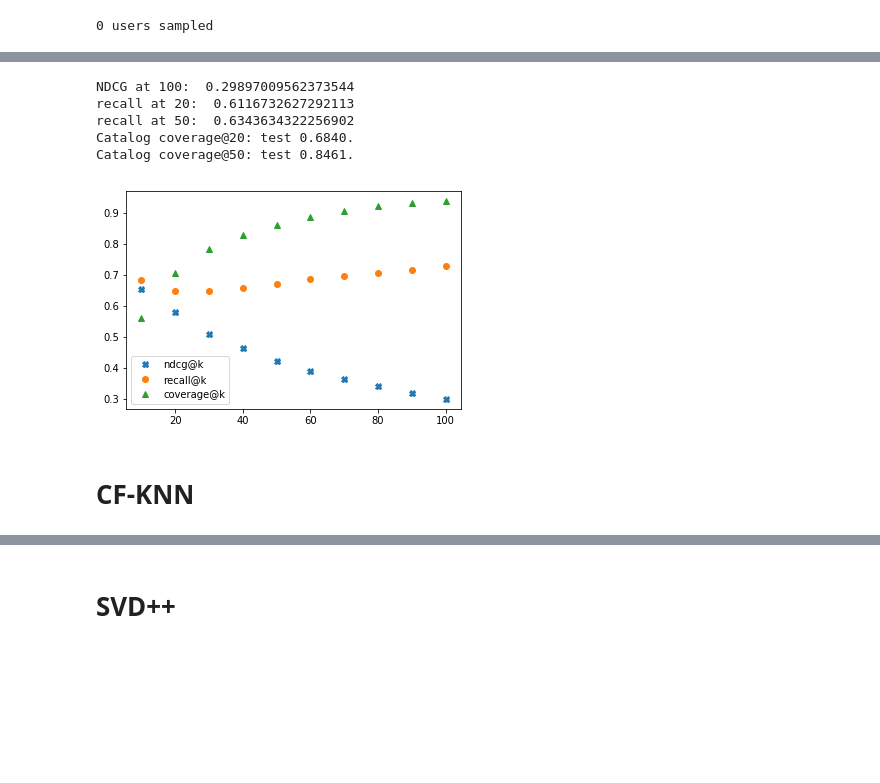
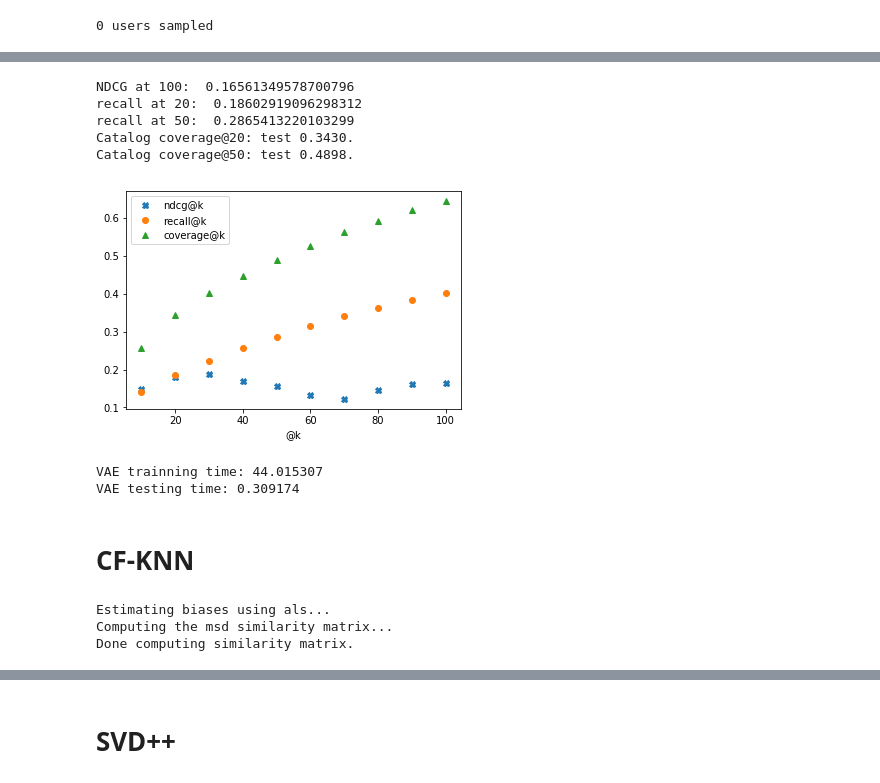
Before and after one commit to smashound/Movie-Recommendation-VAE, a Jupyter notebook: finalproject.ipynb, the cells around one changed output, grey strips where cells are left out. Saved outputs shown, nothing was run; the diff lists cells and outputs as text; code cells hidden in the pictures; blank space fills up the shorter version.

Commit message:
add graphs

```diff
--- a/finalproject.ipynb
+++ b/finalproject.ipynb
@@ -992,8 +997,8 @@ def dftosp(tp_tr,tp_te):
     cte = pd.concat([cols_tr, cols_te], ignore_index=True)
     data_tr = sparse.csr_matrix((np.ones_like(rows_tr),
                              (rows_tr, cols_tr)), dtype='float64', shape=(end_idx - start_idx + 1, n_movie))
-    data_te = sparse.csr_matrix((np.ones_like(rte),
-                             (rte, cte)), dtype='float64', shape=(end_idx - start_idx + 1, n_movie))
+    data_te = sparse.csr_matrix((np.ones_like(rows_te),
+                             (rows_te, cols_te)), dtype='float64', shape=(end_idx - start_idx + 1, n_movie))
     return data_tr, data_te
 # %%
 tr = numerize(tr)
@@ -1007,7 +1012,7 @@ history = LossHistory()
 batch_size=21
 original_dim=n_movie
 intermediate_dim=100
-latent_dim=40
+latent_dim=20
 nb_epochs=15
 epsilon_std=1.0
 
@@ -1058,7 +1063,9 @@ def nn_batch_generator(x, y, batch_size, samples_per_epoch):
         yield (np.array(x_batch),np.array(y_batch))
         if (counter >= number_of_batches):
             counter=0
-
+start = time.time()
 vae.fit_generator(nn_batch_generator(train, train, batch_size, 300), samples_per_epoch=300 ,nb_epoch=nb_epochs)
+end = time.time()
+vae_tr_time=end-start
 # %% [output]
 Epoch 1/15
@@ -1082,5 +1088,8 @@ Epoch 15/15
 # %%
+start = time.time()
 x_test_reconstructed = vae.predict(test, batch_size=batch_size)  # float values per user
+end = time.time()
+vae_te_time = end-start
 # %%
 test_matrix = np.squeeze(np.asarray(test.todense()))
 top_rated_movies_idxs=[]
@@ -1093,11 +1102,11 @@ print("recall at 50: ", recallatk(test_matrix, x_test_reconstructed, 50))
 print ('Catalog coverage@20: test %.4f.' % (cov(test_matrix, x_test_reconstructed, 20)))
 print ('Catalog coverage@50: test %.4f.' % (cov(test_matrix, x_test_reconstructed, 50)))
 # %% [output]
-NDCG at 100:  0.29897009562373544
-recall at 20:  0.6116732627292113
-recall at 50:  0.6343634322256902
-Catalog coverage@20: test 0.6840.
-Catalog coverage@50: test 0.8461.
+NDCG at 100:  0.16561349578700796
+recall at 20:  0.18602919096298312
+recall at 50:  0.2865413220103299
+Catalog coverage@20: test 0.3430.
+Catalog coverage@50: test 0.4898.
 # %%
 krange = np.arange(10,110,10)
 ndcg_vae,recall_vae,cov_vae=[],[],[]
@@ -1109,14 +1118,55 @@ for k in krange:
 # %%
 fig, ax = plt.subplots()
 line1, = ax.plot(krange,ndcg_vae,'X', label='ndcg@k')
 line2, = ax.plot(krange,recall_vae,'o', label='recall@k')
 line3, = ax.plot(krange,cov_vae,'^', label='coverage@k')
+ax.set_xlabel('@k')
 
 ax.legend()
 
 plt.show()
 # %% [output]
-[figure, old version]
+[figure, new version]
+# %%
+print("VAE trainning time: %f"%(vae_tr_time))
+print("VAE testing time: %f"%(vae_te_time))
+# %% [output]
+VAE trainning time: 44.015307
+VAE testing time: 0.309174
 # %% [markdown]
 # CF-KNN
+# %%
+import surprise
+from surprise.prediction_algorithms.knns import KNNBaseline
+from surprise.prediction_algorithms.matrix_factorization import SVD
+from surprise.model_selection import cross_validate
+from surprise.model_selection.search import GridSearchCV
+from surprise.model_selection import train_test_split
+from surprise import Dataset
+from surprise import Reader
+
+reader = Reader(line_format='user item rating', sep=',', skip_lines=3, rating_scale=(1, 5))
+cf_dataset=pd.read_csv('../ml-latest-small/ratings.csv')
+cf_dataset=cf_dataset.drop(['timestamp'],axis=1)
+
+cf_data, user_fm, item_fm = filter_triplets(cf_dataset,min_sc = 5)
+cf_data=Dataset.load_from_df(cf_data,reader=reader)
+
+
+trainset, testset = train_test_split(cf_data, test_size=.2)
+algo = KNNBaseline(k=80)
+
+start = time.time()
+algo.fit(trainset)
+end = time.time()
+knn_tr_time = end-start
+
+start = time.time()
+predict_test_knn = algo.test(testset)
+end = time.time()
+knn_te_time = end-start
+# %% [output]
+Estimating biases using als...
+Computing the msd similarity matrix...
+Done computing similarity matrix.
 # %%
```
Also changed, not shown: parts of 49 cells of this notebook.
